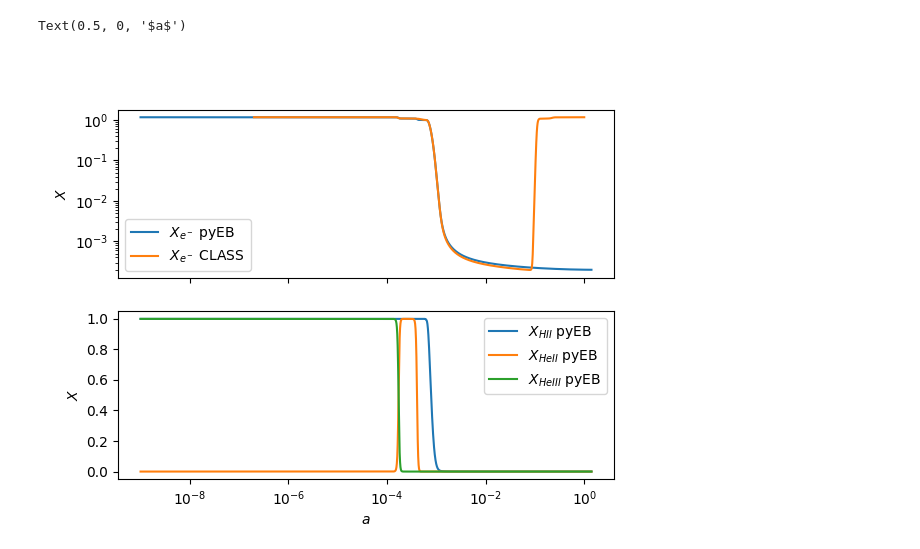
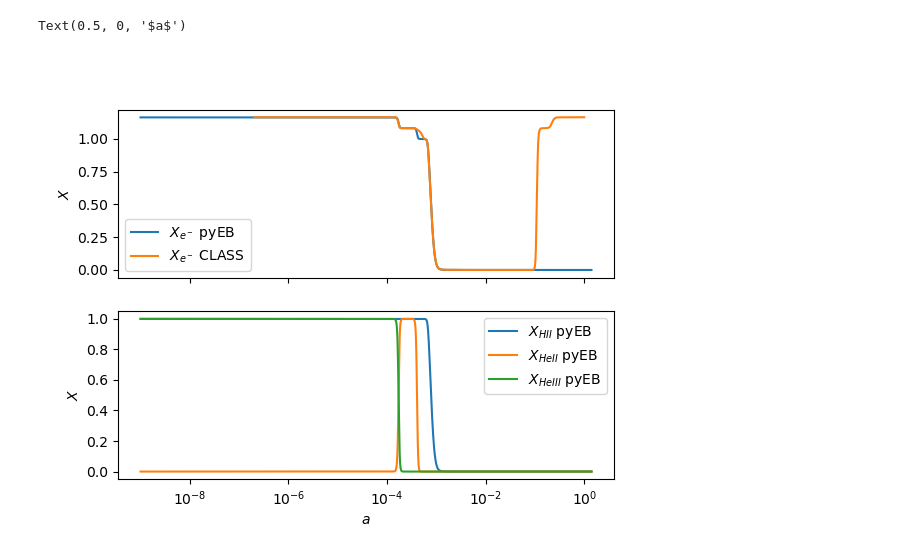
Before and after one commit to ohahn/DISCO-EB, a Jupyter notebook: pylinger_demo.ipynb, the cells around one changed output. Cells and saved outputs as stored; diff of their text form; code cells hidden in the pictures.

```diff
--- a/pylinger_demo.ipynb
+++ b/pylinger_demo.ipynb
@@ -128,17 +131,16 @@ ax[1].set_xlim((1e-4,10))
 # %%
+# plot thermal evolution
 fg, ax = plt.subplots(2,sharex=True)
-# ax[0].semilogx( cp.get_a(th.tau), th.xe, label='$X_{e^-}$' )
 ax[0].semilogx( cp.param['th']['a'], cp.param['th']['xe'], label='$X_{e^-}$ pyEB' )
 ax[0].semilogx( 1/(1+thermo['z']), thermo['x_e'], label='$X_{e^-}$ CLASS' )
 ax[1].semilogx( cp.param['th']['a'], cp.param['th']['xHII'], label='$X_{HII}$ pyEB' )
 ax[1].semilogx( cp.param['th']['a'], cp.param['th']['xHeII'], label='$X_{HeII}$ pyEB' )
 ax[1].semilogx( cp.param['th']['a'], cp.param['th']['xHeIII'], label='$X_{HeIII}$ pyEB' )
-ax[0].loglog()
 for a in ax:
   a.legend()
   a.set_ylabel('$X$')
 
 ax[1].set_xlabel('$a$')
 # %% [output]
 Text(0.5, 0, '$a$')
-[figure, old version]
+[figure, new version]
```
Also changed, not shown: parts of 6 cells of this notebook, 1 other file.
